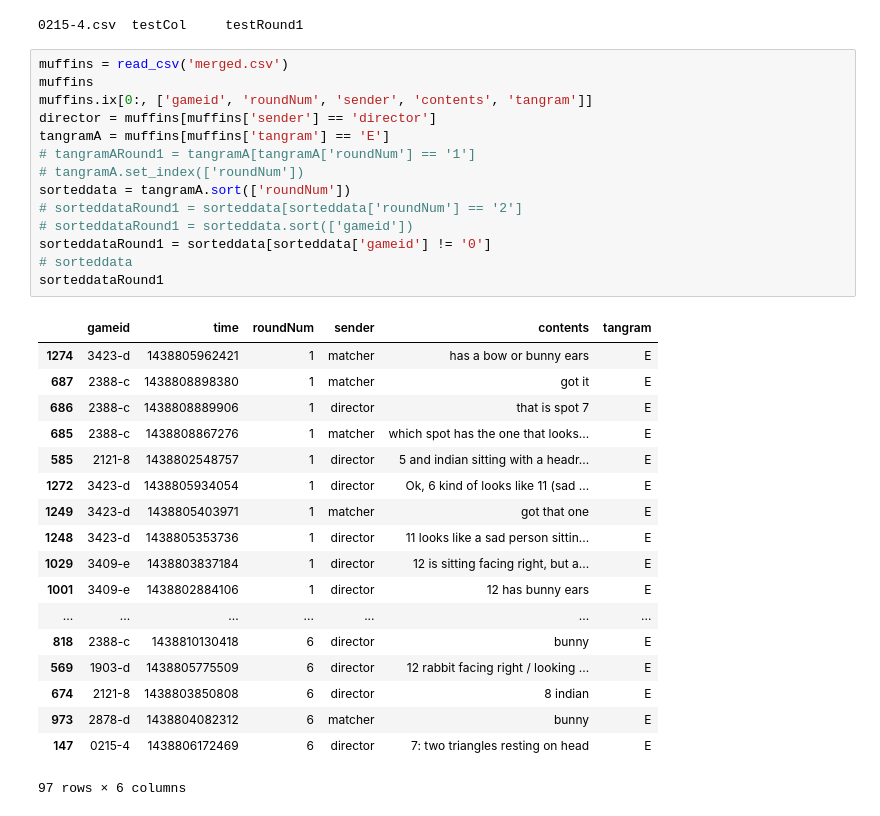
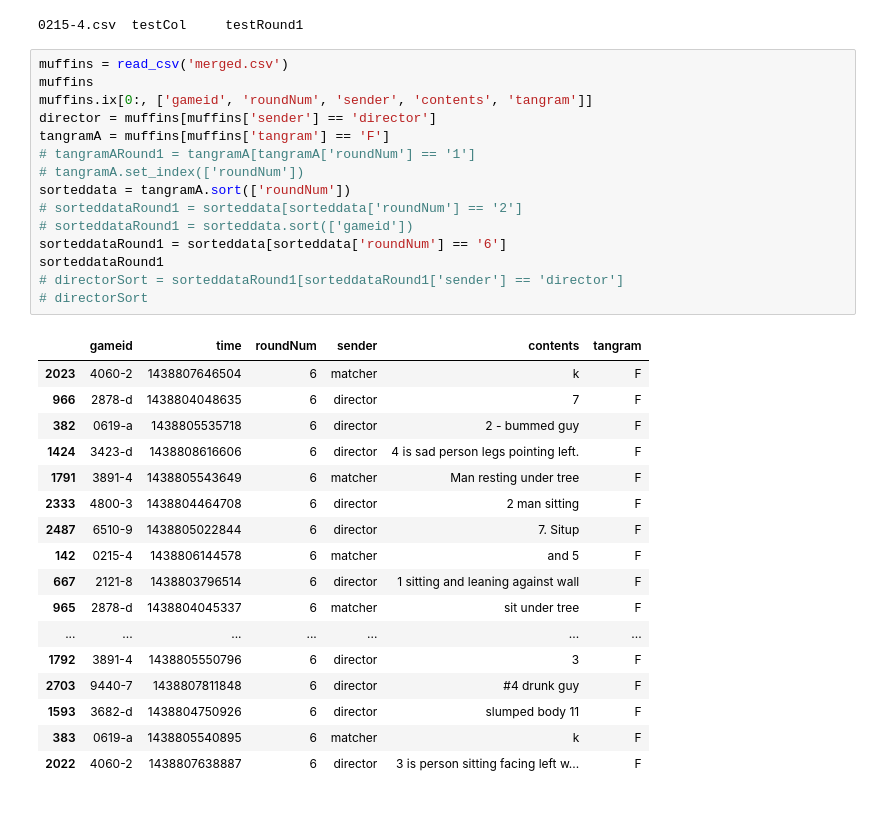
Before and after one commit to hawkrobe/tangrams_replication, a Jupyter notebook: data/trial1/TESTtrail1PythonNotebook.ipynb, the cells around one changed output. Cells and saved outputs as stored; diff of their text form.

Commit message:
adding annotations to round2

```diff
--- a/data/trial1/TESTtrail1PythonNotebook.ipynb
+++ b/data/trial1/TESTtrail1PythonNotebook.ipynb
@@ -23,34 +23,34 @@ ls
 # %%
 muffins = read_csv('merged.csv')
 muffins
 muffins.ix[0:, ['gameid', 'roundNum', 'sender', 'contents', 'tangram']]
 director = muffins[muffins['sender'] == 'director']
-tangramA = muffins[muffins['tangram'] == 'E']
+tangramA = muffins[muffins['tangram'] == 'F']
 # tangramARound1 = tangramA[tangramA['roundNum'] == '1']
 # tangramA.set_index(['roundNum'])
 sorteddata = tangramA.sort(['roundNum'])
 # sorteddataRound1 = sorteddata[sorteddata['roundNum'] == '2']
 # sorteddataRound1 = sorteddata.sort(['gameid'])
-sorteddataRound1 = sorteddata[sorteddata['gameid'] != '0']
-# sorteddata
+sorteddataRound1 = sorteddata[sorteddata['roundNum'] == '6']
 sorteddataRound1
+# directorSort = sorteddataRound1[sorteddataRound1['sender'] == 'director']
+# directorSort
 # %% [output]
 |  | gameid | time | roundNum | sender | contents | tangram |
-| 1274 | 3423-d | 1438805962421 | 1 | matcher | has a bow or bunny ears | E |
-| 687 | 2388-c | 1438808898380 | 1 | matcher | got it | E |
-| 686 | 2388-c | 1438808889906 | 1 | director | that is spot 7 | E |
-| 685 | 2388-c | 1438808867276 | 1 | matcher | which spot has the one that looks... | E |
-| 585 | 2121-8 | 1438802548757 | 1 | director | 5 and indian sitting with a headr... | E |
-| 1272 | 3423-d | 1438805934054 | 1 | director | Ok, 6 kind of looks like 11 (sad ... | E |
-| 1249 | 3423-d | 1438805403971 | 1 | matcher | got that one | E |
-| 1248 | 3423-d | 1438805353736 | 1 | director | 11 looks like a sad person sittin... | E |
-| 1029 | 3409-e | 1438803837184 | 1 | director | 12 is sitting facing right, but a... | E |
-| 1001 | 3409-e | 1438802884106 | 1 | director | 12 has bunny ears | E |
+| 2023 | 4060-2 | 1438807646504 | 6 | matcher | k | F |
+| 966 | 2878-d | 1438804048635 | 6 | director | 7 | F |
+| 382 | 0619-a | 1438805535718 | 6 | director | 2 - bummed guy | F |
+| 1424 | 3423-d | 1438808616606 | 6 | director | 4 is sad person legs pointing left. | F |
+| 1791 | 3891-4 | 1438805543649 | 6 | matcher | Man resting under tree | F |
+| 2333 | 4800-3 | 1438804464708 | 6 | director | 2 man sitting | F |
+| 2487 | 6510-9 | 1438805022844 | 6 | director | 7. Situp | F |
+| 142 | 0215-4 | 1438806144578 | 6 | matcher | and 5 | F |
+| 667 | 2121-8 | 1438803796514 | 6 | director | 1 sitting and leaning against wall | F |
+| 965 | 2878-d | 1438804045337 | 6 | matcher | sit under tree | F |
 | ... | ... | ... | ... | ... | ... | ... |
-| 818 | 2388-c | 1438810130418 | 6 | director | bunny | E |
-| 569 | 1903-d | 1438805775509 | 6 | director | 12 rabbit facing right / looking ... | E |
-| 674 | 2121-8 | 1438803850808 | 6 | director | 8 indian | E |
-| 973 | 2878-d | 1438804082312 | 6 | matcher | bunny | E |
-| 147 | 0215-4 | 1438806172469 | 6 | director | 7: two triangles resting on head | E |
+| 1792 | 3891-4 | 1438805550796 | 6 | director | 3 | F |
+| 2703 | 9440-7 | 1438807811848 | 6 | director | #4 drunk guy | F |
+| 1593 | 3682-d | 1438804750926 | 6 | director | slumped body 11 | F |
+| 383 | 0619-a | 1438805540895 | 6 | matcher | k | F |
+| 2022 | 4060-2 | 1438807638887 | 6 | director | 3 is person sitting facing left w... | F |
-97 rows × 6 columns
 # %%
```
Also changed, not shown: parts of 1 cell of this notebook, 24 other files.
